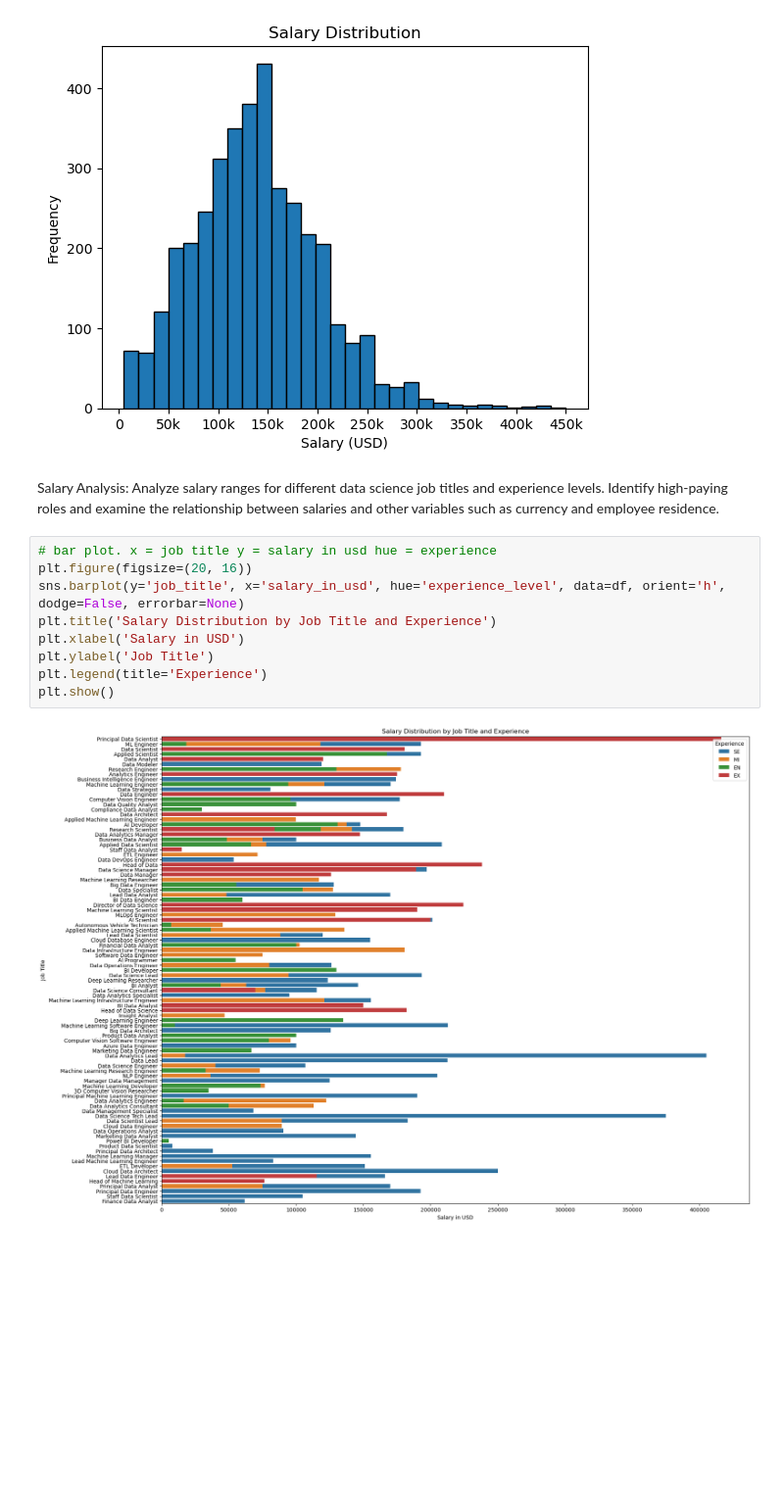
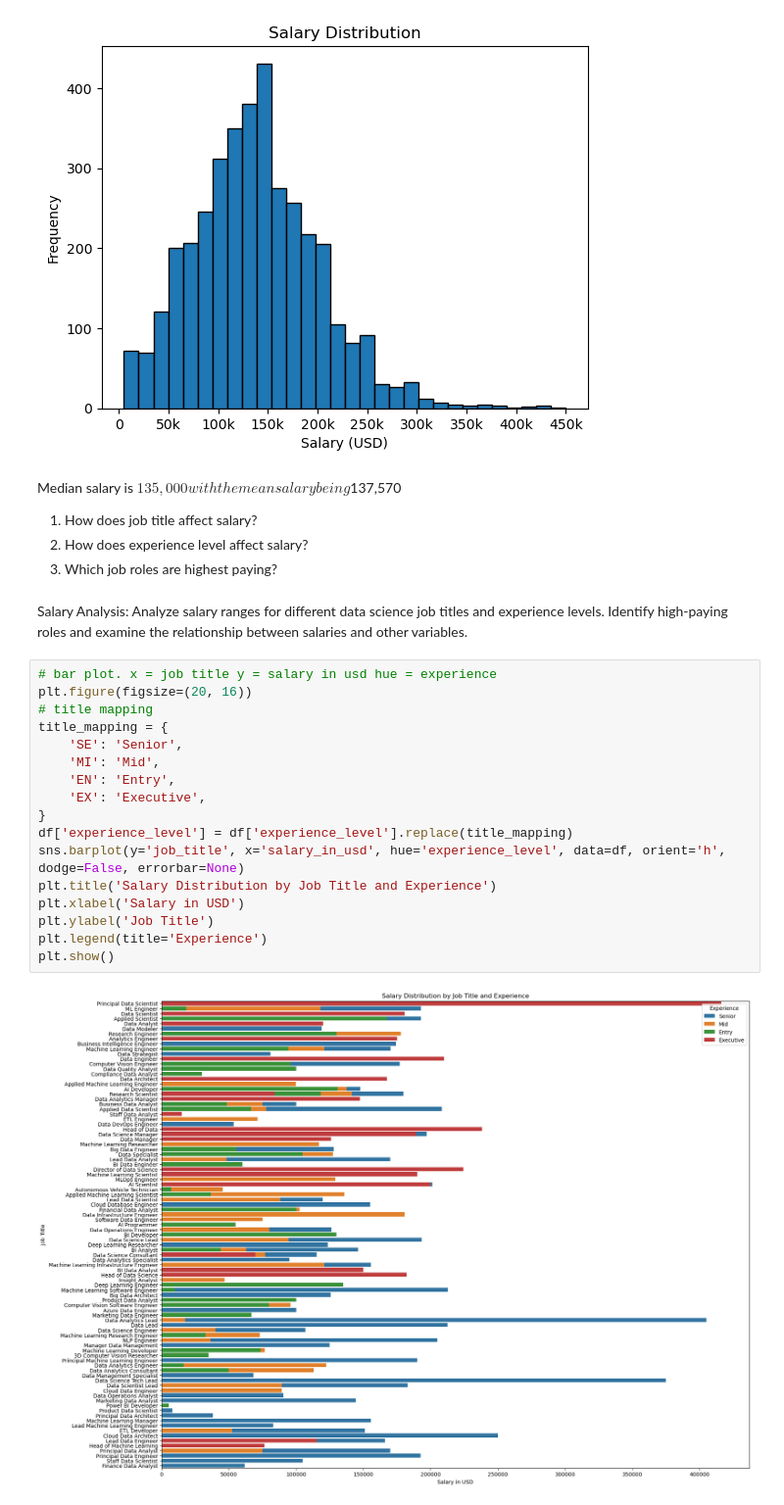
Before and after one commit to georgemcculloch/Data-Science-Salary-Analysis, a Jupyter notebook: data salaries.ipynb, the cells around one changed output. Shown at 98% size. Drawn from its saved outputs; the diff is of its cells as text; blank space fills up the shorter version.

Commit message:
added markdown. title mapping on bar plot

```diff
--- a/data salaries.ipynb
+++ b/data salaries.ipynb
@@ -117,16 +117,29 @@ plt.xticks(np.arange(0, 450001, 50000), ['0', '50k', '100k', '150k', '200k', '25
 plt.show()
 # %% [output]
 [figure]
+# %% [markdown]
+Median salary is $135,000 with the mean salary being $137,570
+1. How does job title affect salary?
+2. How does experience level affect salary?
+3. Which job roles are highest paying?
 # %% [markdown]
-Salary Analysis: Analyze salary ranges for different data science job titles and experience levels. Identify high-paying roles and examine the relationship between salaries and other variables such as currency and employee residence.
+Salary Analysis: Analyze salary ranges for different data science job titles and experience levels. Identify high-paying roles and examine the relationship between salaries and other variables.
 # %%
 # bar plot. x = job title y = salary in usd hue = experience
 plt.figure(figsize=(20, 16))
+# title mapping
+title_mapping = {
+    'SE': 'Senior',
+    'MI': 'Mid',
+    'EN': 'Entry',
+    'EX': 'Executive',
+}
+df['experience_level'] = df['experience_level'].replace(title_mapping)
 sns.barplot(y='job_title', x='salary_in_usd', hue='experience_level', data=df, orient='h', dodge=False, errorbar=None)
 plt.title('Salary Distribution by Job Title and Experience')
 plt.xlabel('Salary in USD')
 plt.ylabel('Job Title')
 plt.legend(title='Experience')
 plt.show()
 # %% [output]
-[figure, old version]
+[figure, new version]
```
Also changed, not shown: parts of 1 cell of this notebook.
